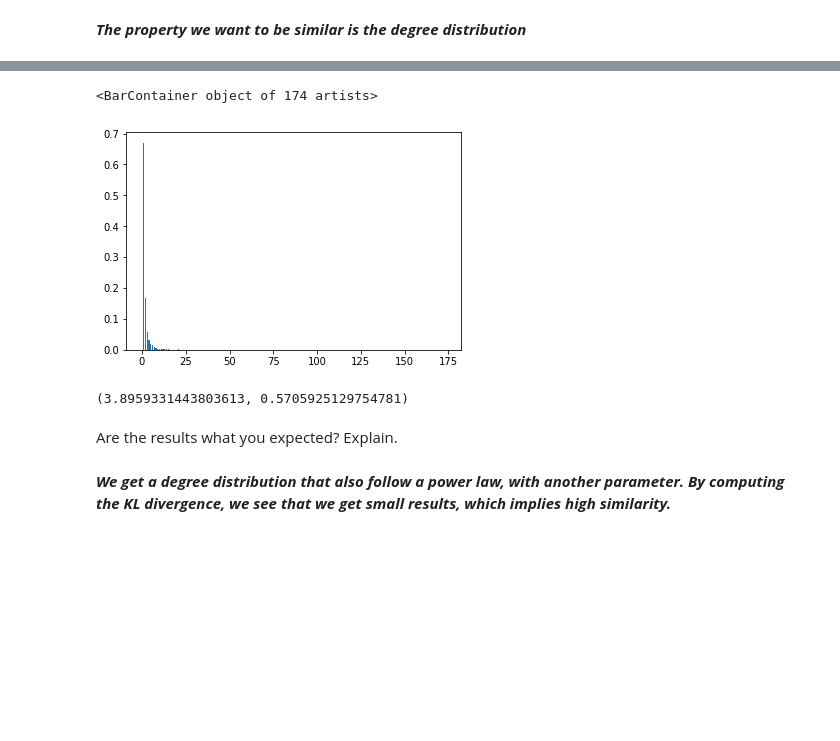
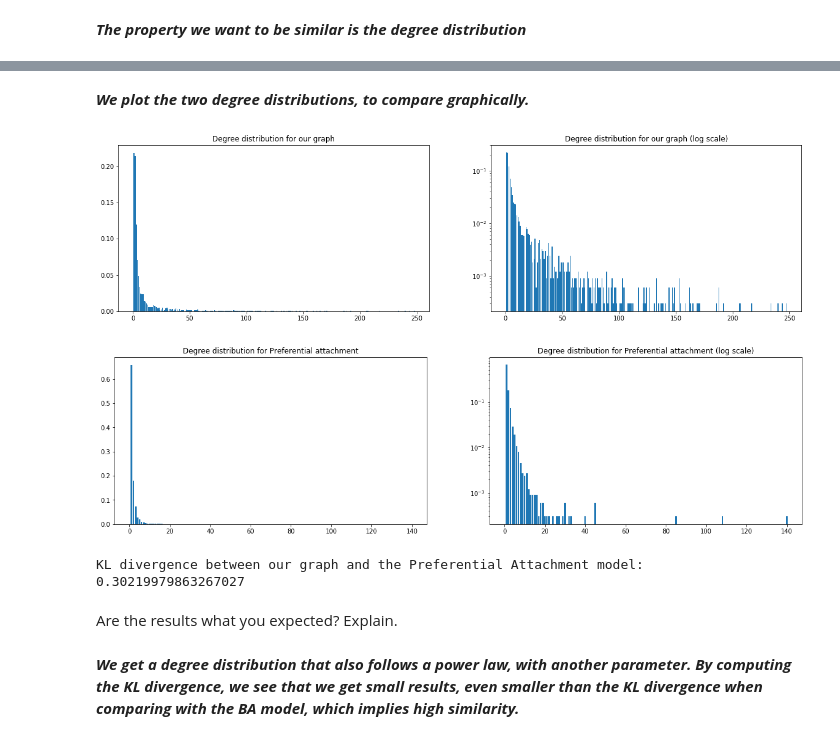
Before and after one commit to Adirlou/ntds_2018, a Jupyter notebook: 2_network_models.ipynb, the cells around one changed output, grey strips where cells are left out. Cells and saved outputs as stored; diff of their text form; code cells hidden in the pictures; blank space fills up the shorter version.

```diff
--- a/2_network_models.ipynb
+++ b/2_network_models.ipynb
@@ -422,19 +448,35 @@ plt.bar([x for x in range(len(deg_dist_adj))], deg_dist_adj)
-# %%
-plt.bar([x for x in range(len(deg_dist_pref))], deg_dist_pref)
-# %% [output]
-<BarContainer object of 174 artists>
-[figure, removed]
-# %%
-
-deg_dist_adj,deg_dist_pref = equilibrate(deg_dist_adj,deg_dist_pref)
-
-ans1 = kl_divergence(deg_dist_adj, deg_dist_pref)
-ans2 = kl_divergence(deg_dist_pref, deg_dist_adj)
-
-ans1,ans2
-# %% [output]
-(3.8959331443803613, 0.5705925129754781)
+# %% [markdown]
+***We plot the two degree distributions, to compare graphically.***
+# %%
+f, (ax1, ax2) = plt.subplots(1, 2, figsize=(20, 5))
+ax1.bar([x for x in range(len(deg_dist_adj))], deg_dist_adj)
+ax1.set_title('Degree distribution for our graph')
+ax2.bar([x for x in range(len(deg_dist_adj))], deg_dist_adj, log=True)
+ax2.set_title('Degree distribution for our graph (log scale)')
+plt.show()
+# %% [output]
+[figure, added]
+# %%
+f, (ax1, ax2) = plt.subplots(1, 2, figsize=(20, 5))
+ax1.bar([x for x in range(len(deg_dist_pref))], deg_dist_pref)
+ax1.set_title('Degree distribution for Preferential attachment')
+ax2.bar([x for x in range(len(deg_dist_pref))], deg_dist_pref, log=True)
+ax2.set_title('Degree distribution for Preferential attachment (log scale)')
+plt.show()
+# %% [output]
+[figure, added]
+# %%
+#Normalize and put the degree distribution into bins
+deg_dist_adj = normalize(adjacency, erdos=False)
+deg_dist_pref = normalize(adjacency_pref, erdos=False)
+
+#Compute the KL divergence
+kl_div_pref = kl_divergence(deg_dist_adj, deg_dist_pref)
+
+print('KL divergence between our graph and the Preferential Attachment model: ', kl_div_pref)
+# %% [output]
+KL divergence between our graph and the Preferential Attachment model:  0.30219979863267027
 # %% [markdown]
 Are the results what you expected? Explain.
 # %% [markdown]
-***We get a degree distribution that also follow a power law, with another parameter. By computing the KL divergence, we see that we get small results, which implies high similarity.***
+***We get a degree distribution that also follows a power law, with another parameter. By computing the KL divergence, we see that we get small results, even smaller than the KL divergence when comparing with the BA model, which implies high similarity.***
```
Also changed, not shown: parts of 29 cells of this notebook.
